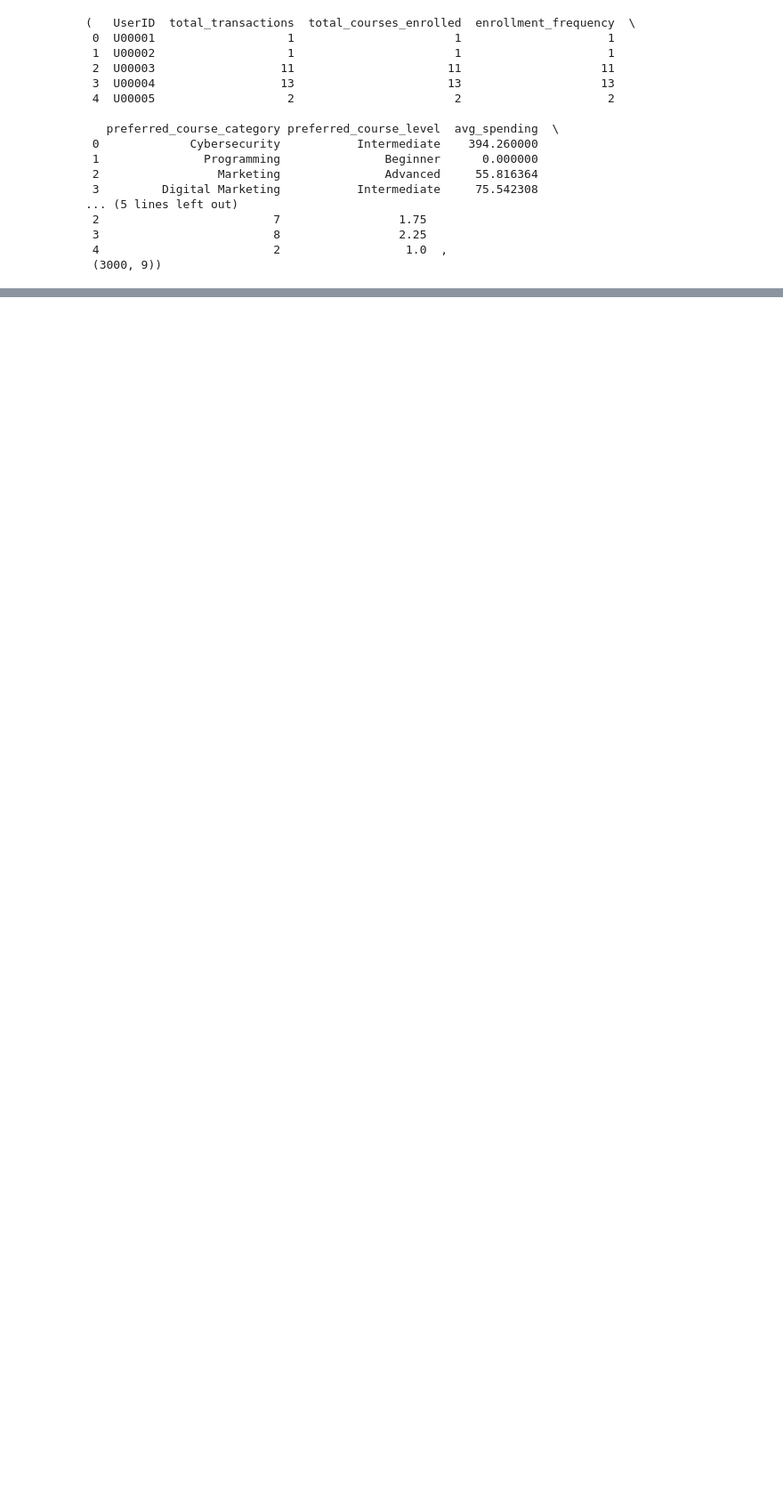
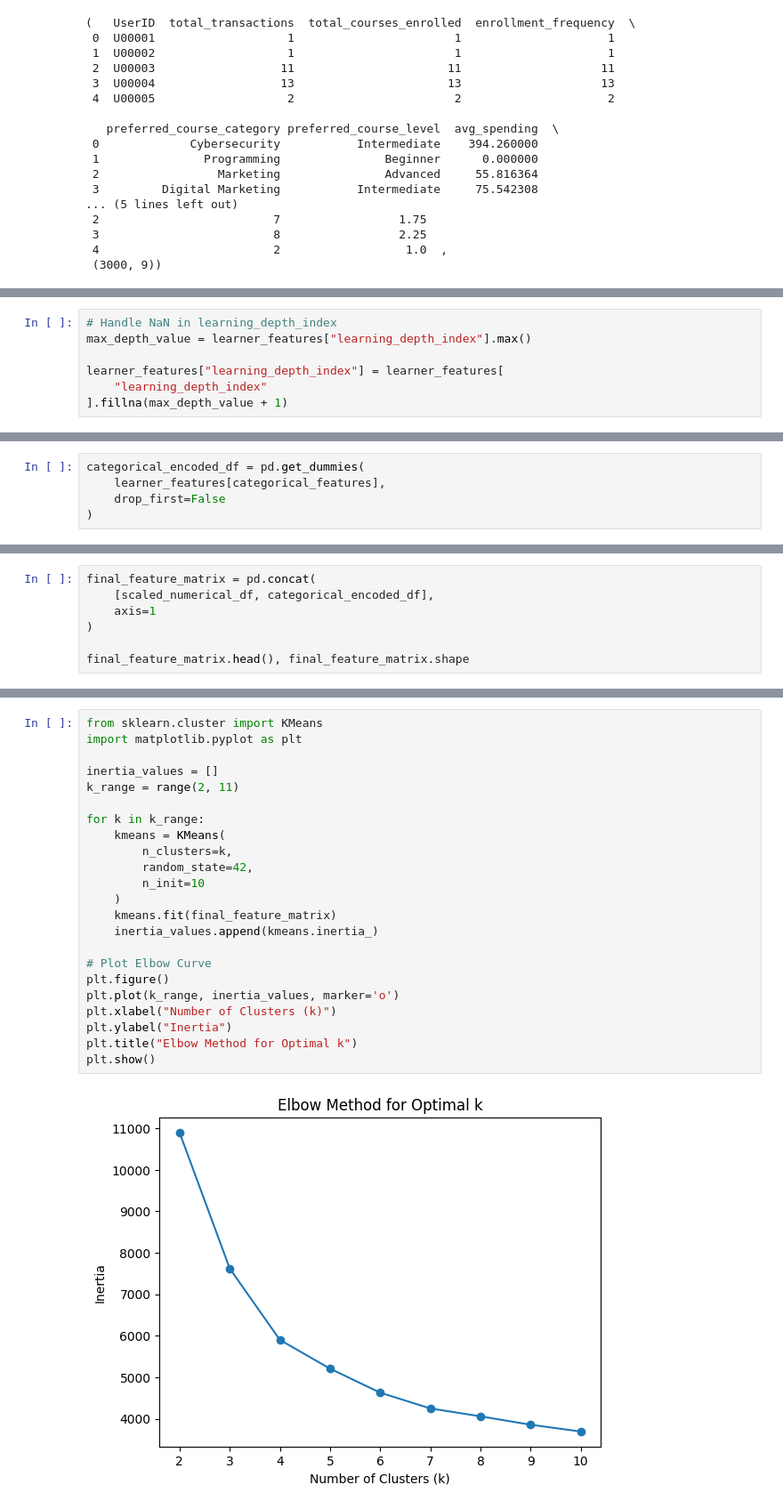
Before and after one commit to Komu12ee/EduPro, a Jupyter notebook: notebook.ipynb, the cells around one changed output, grey strips where cells are left out. Shown at 89% size. Cells and saved outputs as stored; diff of their text form; blank space fills up the shorter version.

```diff
--- a/notebook.ipynb
+++ b/notebook.ipynb
@@ -536,0 +558,7 @@ learner_features.head(), learner_features.shape
+# %%
+# Handle NaN in learning_depth_index
+max_depth_value = learner_features["learning_depth_index"].max()
+
+learner_features["learning_depth_index"] = learner_features[
+    "learning_depth_index"
+].fillna(max_depth_value + 1)
@@ -536,0 +583,5 @@ learner_features.head(), learner_features.shape
+# %%
+categorical_encoded_df = pd.get_dummies(
+    learner_features[categorical_features],
+    drop_first=False
+)
@@ -536,0 +590,7 @@ learner_features.head(), learner_features.shape
+# %%
+final_feature_matrix = pd.concat(
+    [scaled_numerical_df, categorical_encoded_df],
+    axis=1
+)
+
+final_feature_matrix.head(), final_feature_matrix.shape
@@ -536,0 +630,25 @@ learner_features.head(), learner_features.shape
+# %%
+from sklearn.cluster import KMeans
+import matplotlib.pyplot as plt
+
+inertia_values = []
+k_range = range(2, 11)
+
+for k in k_range:
+    kmeans = KMeans(
+        n_clusters=k,
+        random_state=42,
+        n_init=10
+    )
+    kmeans.fit(final_feature_matrix)
+    inertia_values.append(kmeans.inertia_)
+
+# Plot Elbow Curve
+plt.figure()
+plt.plot(k_range, inertia_values, marker='o')
+plt.xlabel("Number of Clusters (k)")
+plt.ylabel("Inertia")
+plt.title("Elbow Method for Optimal k")
+plt.show()
+# %% [output]
+[figure, added]
```
Also changed, not shown: parts of 34 cells of this notebook.
